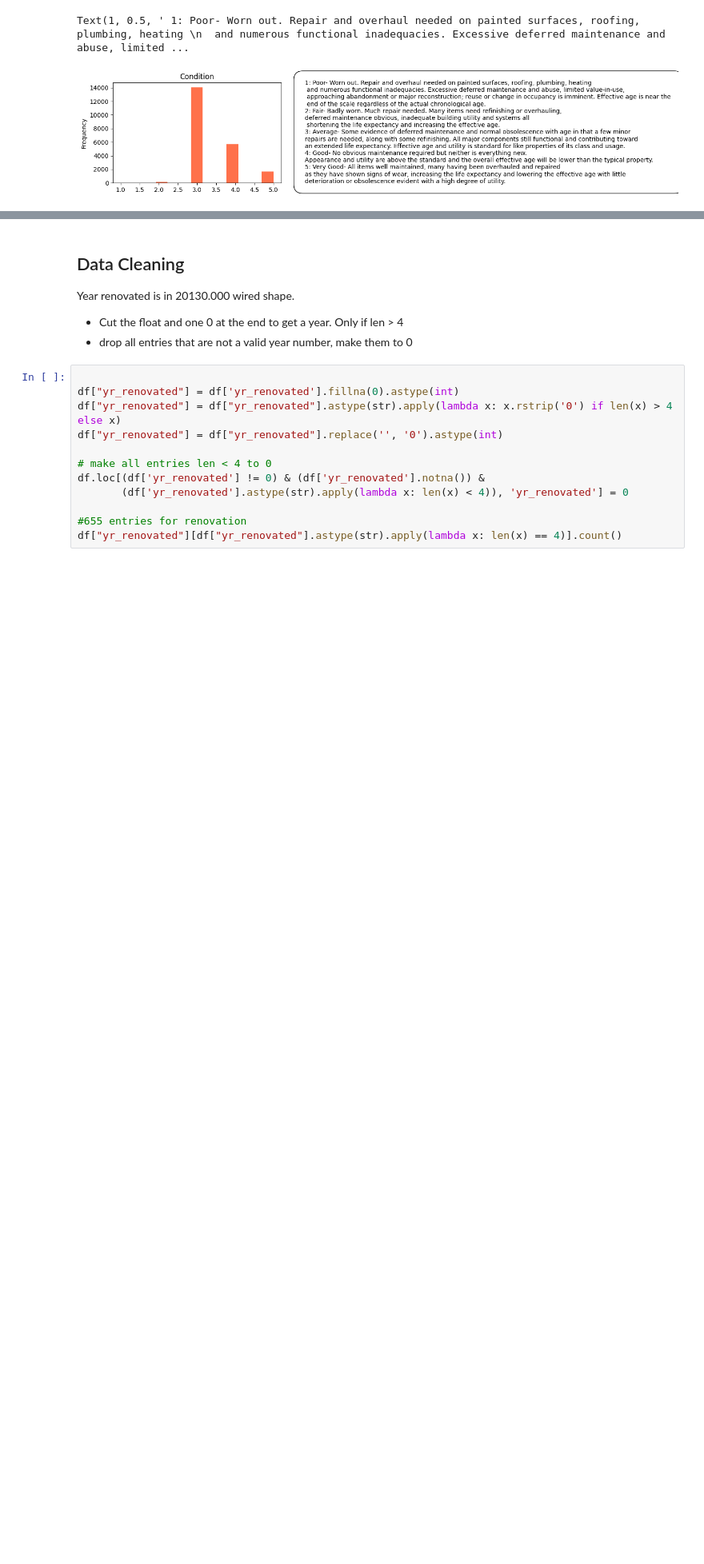
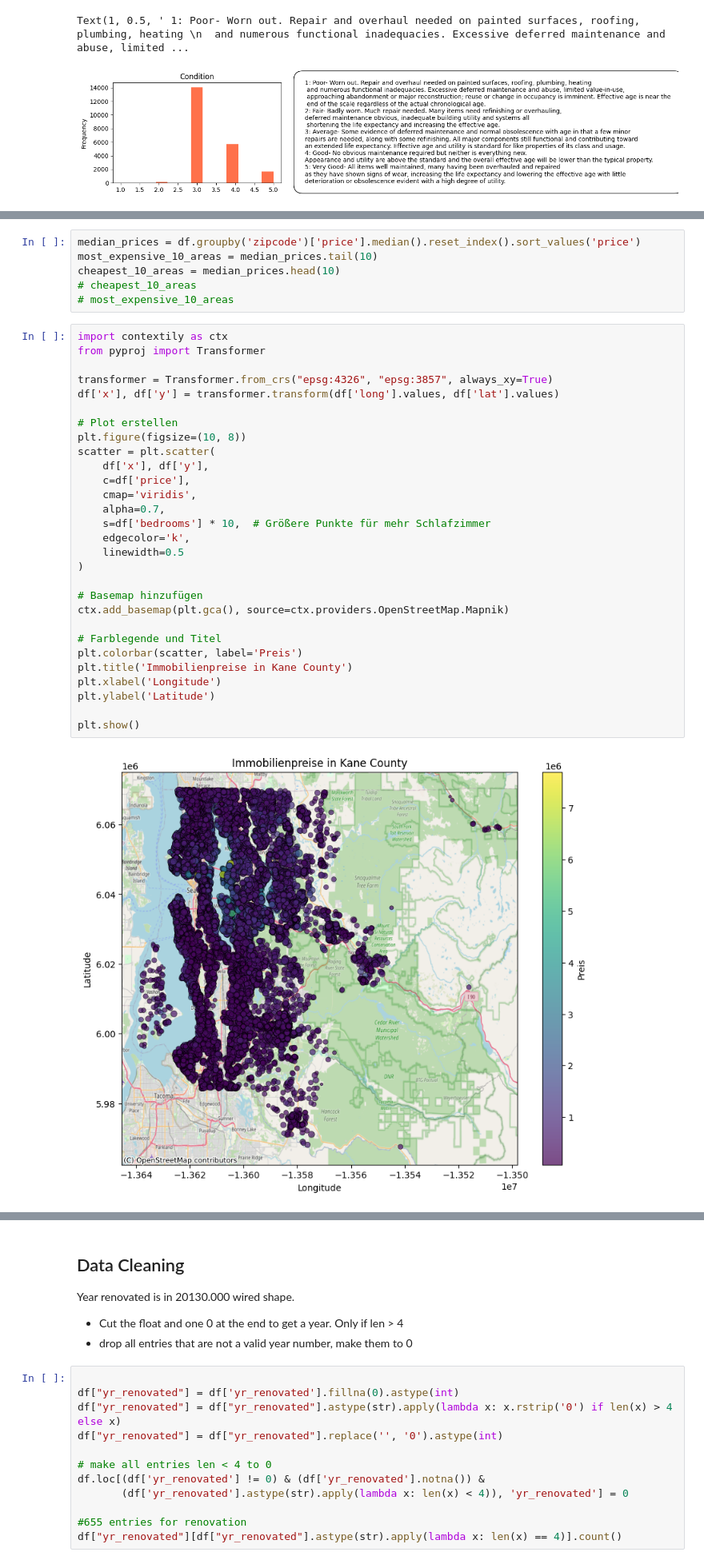
Before and after one commit to julialoeschel/eda-project-houses, a Jupyter notebook: EDA.ipynb, the cells around one changed output, grey strips where cells are left out. Shown at 80% size. Saved outputs shown, nothing was run; the diff lists cells and outputs as text; blank space fills up the shorter version.

```diff
--- a/EDA.ipynb
+++ b/EDA.ipynb
@@ -175,0 +208,37 @@ Text(1, 0.5, ' 1: Poor- Worn out. Repair and overhaul needed on painted surfaces
+# %%
+median_prices = df.groupby('zipcode')['price'].median().reset_index().sort_values('price')
+most_expensive_10_areas = median_prices.tail(10)
+cheapest_10_areas = median_prices.head(10)
+# cheapest_10_areas
+# most_expensive_10_areas
+# %%
+import contextily as ctx
+from pyproj import Transformer
+
+transformer = Transformer.from_crs("epsg:4326", "epsg:3857", always_xy=True)
+df['x'], df['y'] = transformer.transform(df['long'].values, df['lat'].values)
+
+# Plot erstellen
+plt.figure(figsize=(10, 8))
+scatter = plt.scatter(
+    df['x'], df['y'],
+    c=df['price'],
+    cmap='viridis',
+    alpha=0.7,
+    s=df['bedrooms'] * 10,  # Größere Punkte für mehr Schlafzimmer
+    edgecolor='k',
+    linewidth=0.5
+)
+
+# Basemap hinzufügen
+ctx.add_basemap(plt.gca(), source=ctx.providers.OpenStreetMap.Mapnik)
+
+# Farblegende und Titel
+plt.colorbar(scatter, label='Preis')
+plt.title('Immobilienpreise in Kane County')
+plt.xlabel('Longitude')
+plt.ylabel('Latitude')
+
+plt.show()
+# %% [output]
+[figure, added]
```
Also changed, not shown: parts of 6 cells of this notebook.
